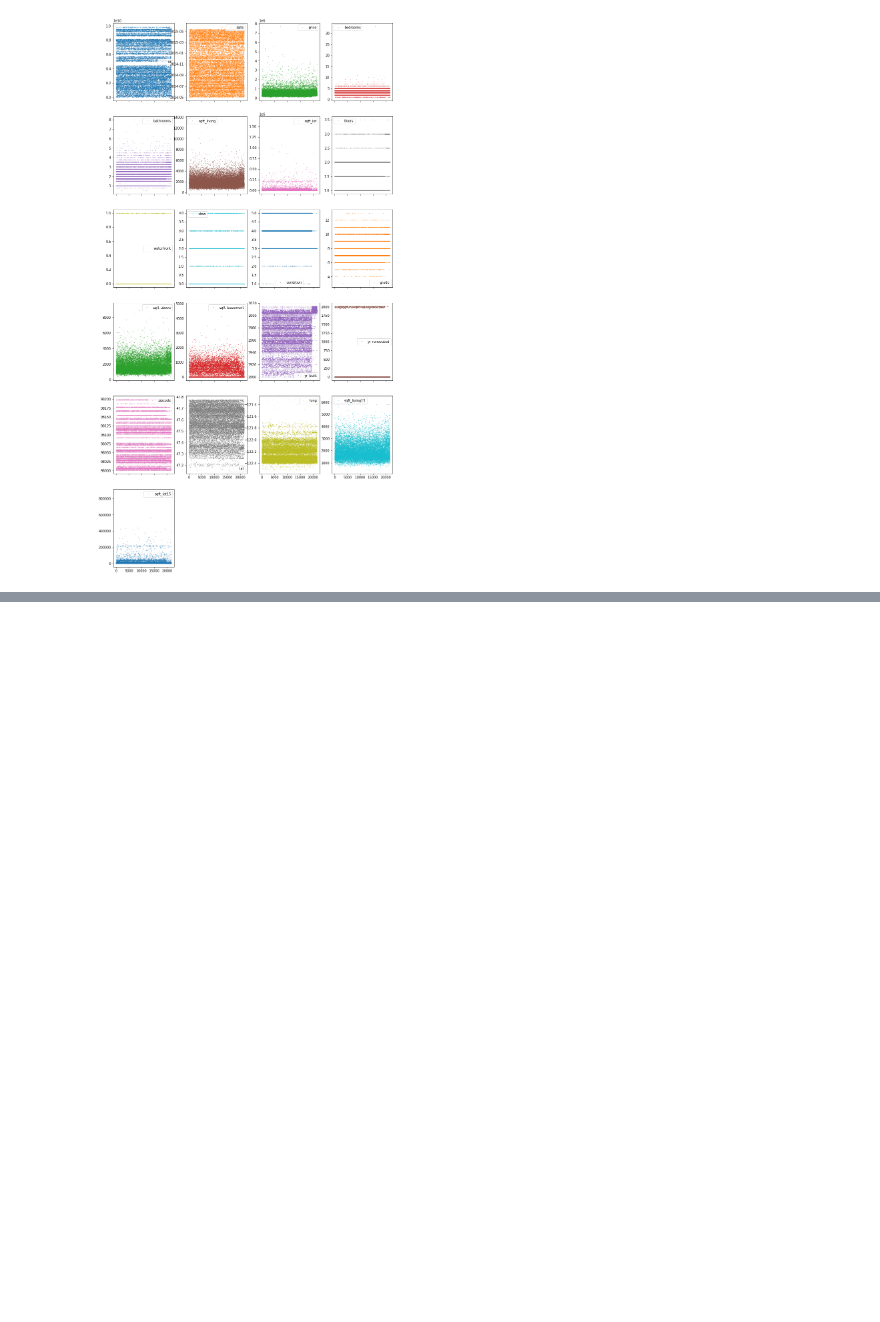
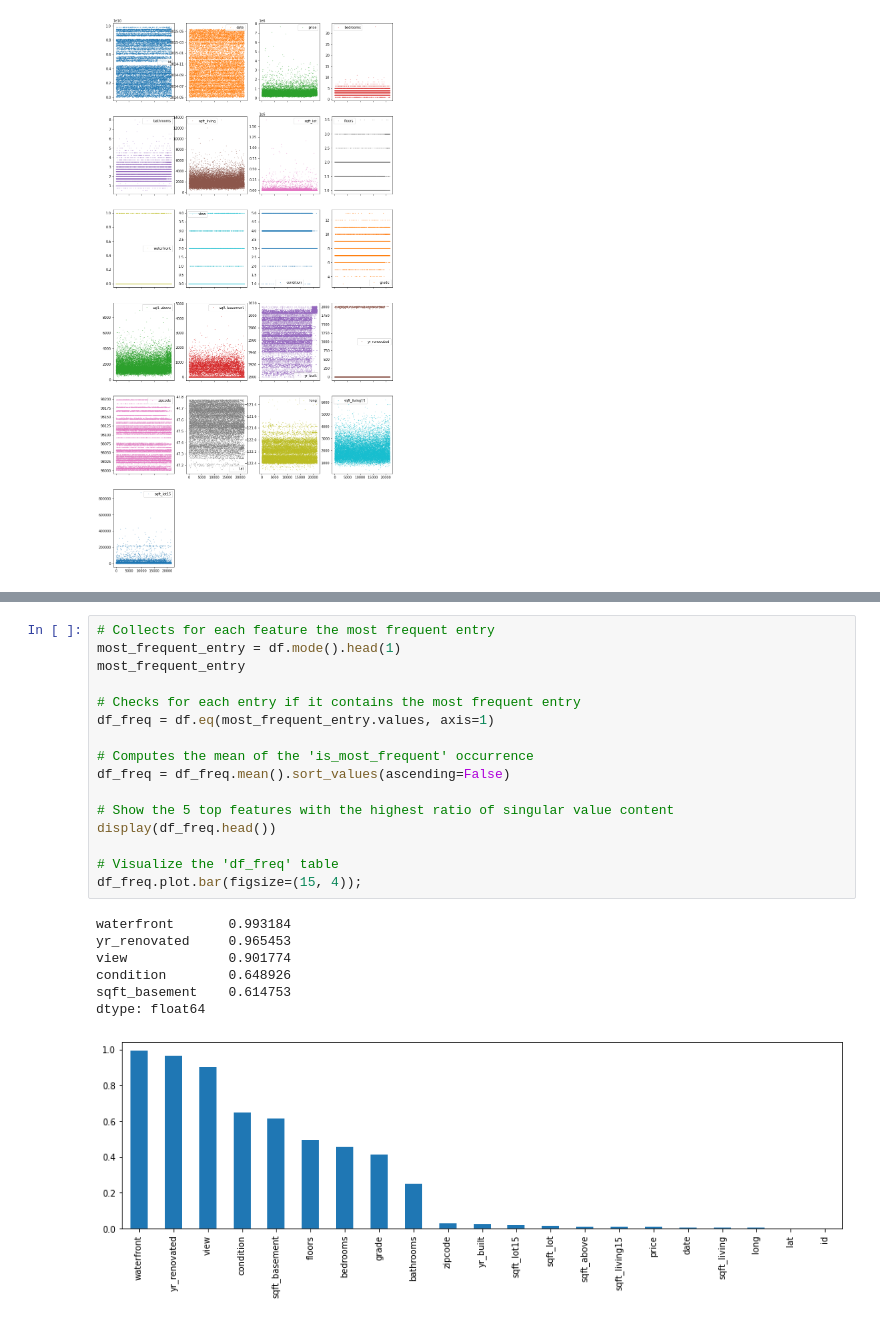
Before and after one commit to greenfirefly/ds-eda-project, a Jupyter notebook: EDA_advanced.ipynb, the cells around one changed output, grey strips where cells are left out. Drawn from its saved outputs; the diff is of its cells as text; blank space fills up the shorter version.

Commit message:
finalise qualitative analysis and add partial content analysis

```diff
--- a/EDA_advanced.ipynb
+++ b/EDA_advanced.ipynb
@@ -380,0 +467,24 @@ Each point in this figure is a sample (i.e. a row) in our dataset and each subpl
+# %%
+# Collects for each feature the most frequent entry
+most_frequent_entry = df.mode().head(1)
+most_frequent_entry
+
+# Checks for each entry if it contains the most frequent entry
+df_freq = df.eq(most_frequent_entry.values, axis=1)
+
+# Computes the mean of the 'is_most_frequent' occurrence
+df_freq = df_freq.mean().sort_values(ascending=False)
+
+# Show the 5 top features with the highest ratio of singular value content
+display(df_freq.head())
+
+# Visualize the 'df_freq' table
+df_freq.plot.bar(figsize=(15, 4));
+# %% [output]
+waterfront       0.993184
+yr_renovated     0.965453
+view             0.901774
+condition        0.648926
+sqft_basement    0.614753
+dtype: float64
+[figure, added]
```
Also changed, not shown: parts of 17 cells of this notebook.
